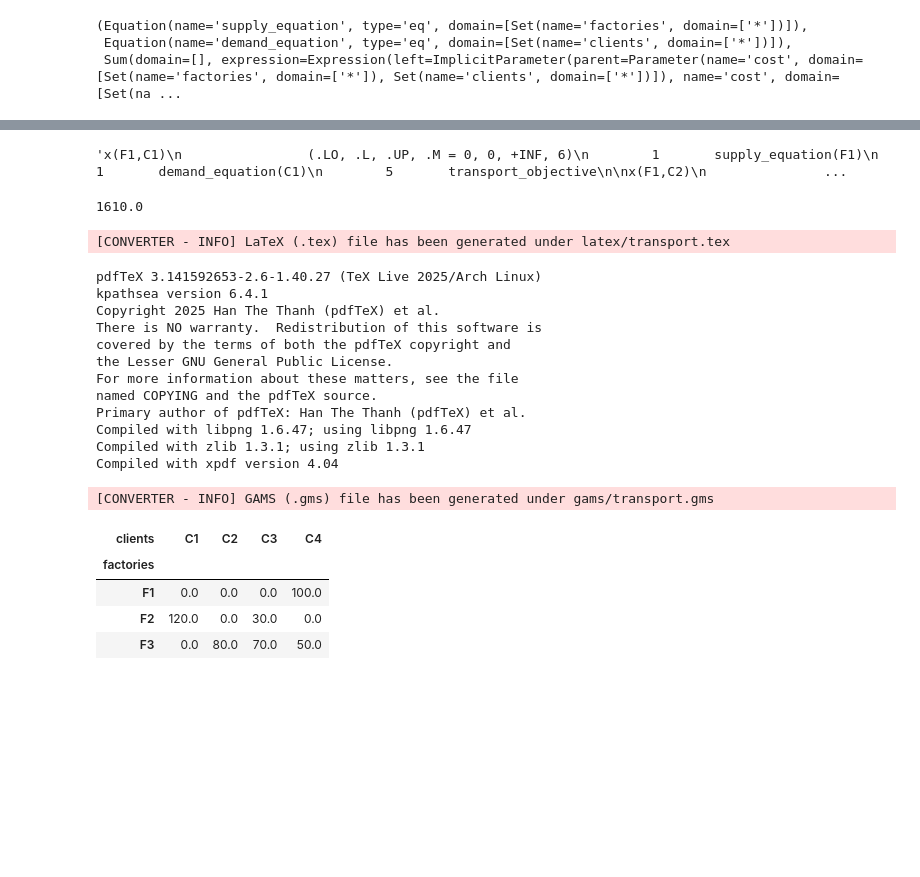
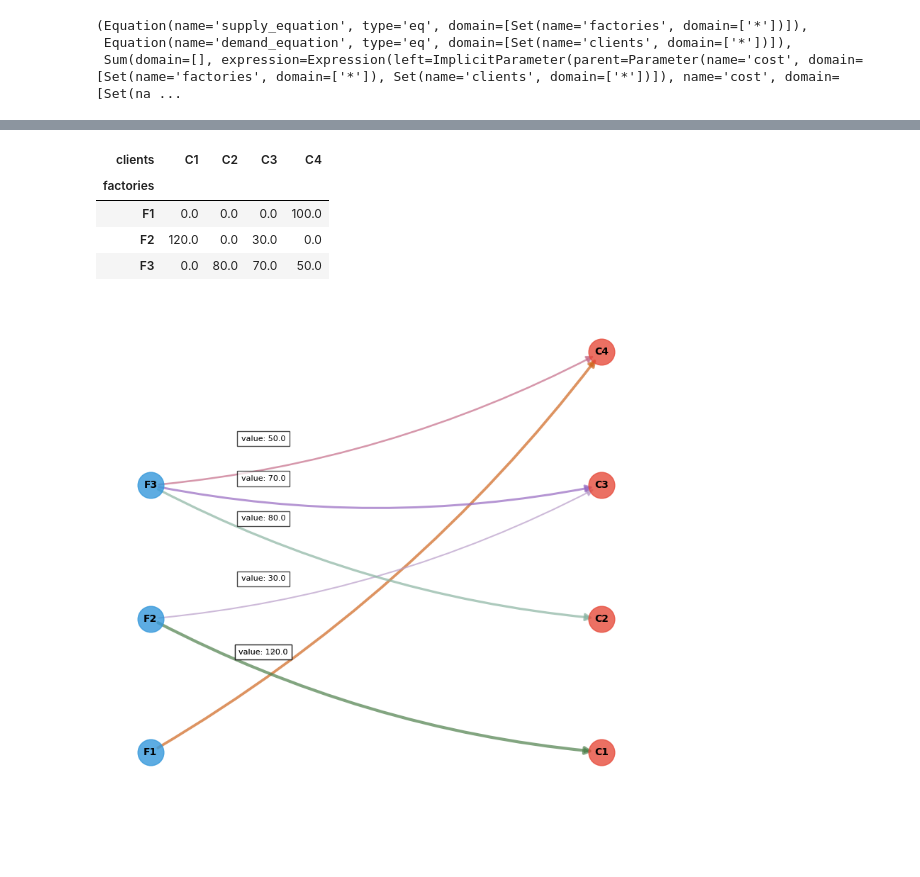
Before and after one commit to MauroGonzalez51/gamspy, a Jupyter notebook: transport__balanced.ipynb, the cells around one changed output, grey strips where cells are left out. Cells and saved outputs as stored; diff of their text form; code cells hidden in the pictures; blank space fills up the shorter version.

Commit message:
feat: adding a function to visualize the graphs

```diff
--- a/transport__balanced.ipynb
+++ b/transport__balanced.ipynb
@@ -99,31 +97,3 @@ transport.getEquationListing()
-# %%
-transport.getVariableListing()
-# %% [output]
-'x(F1,C1)\n                (.LO, .L, .UP, .M = 0, 0, +INF, 6)\n        1       supply_equation(F1)\n        1       demand_equation(C1)\n        5       transport_objective\n\nx(F1,C2)\n               ...
-# %%
-transport.objective_value
-# %% [output]
-1610.0
-# %%
-transport.toLatex(path='latex', generate_pdf=True)
-# %% [output]
-[CONVERTER - INFO] LaTeX (.tex) file has been generated under latex/transport.tex
-pdfTeX 3.141592653-2.6-1.40.27 (TeX Live 2025/Arch Linux)
-kpathsea version 6.4.1
-Copyright 2025 Han The Thanh (pdfTeX) et al.
-There is NO warranty.  Redistribution of this software is
-covered by the terms of both the pdfTeX copyright and
-the Lesser GNU General Public License.
-For more information about these matters, see the file
-named COPYING and the pdfTeX source.
-Primary author of pdfTeX: Han The Thanh (pdfTeX) et al.
-Compiled with libpng 1.6.47; using libpng 1.6.47
-Compiled with zlib 1.3.1; using zlib 1.3.1
-Compiled with xpdf version 4.04
-# %%
-transport.toGams(path='gams')
-# %% [output]
-[CONVERTER - INFO] GAMS (.gms) file has been generated under gams/transport.gms
 # %%
 x.records.pivot(index='factories', columns='clients', values='level')
 # %% [output]
@@ -132,3 +102,8 @@ x.records.pivot(index='factories', columns='clients', values='level')
 | F1 | 0.0 | 0.0 | 0.0 | 100.0 |
 | F2 | 120.0 | 0.0 | 30.0 | 0.0 |
 | F3 | 0.0 | 80.0 | 70.0 | 50.0 |
+# %%
+fig, ax = visualize(data=x.records, index='factories', columns='clients', values='level', figsize=(8, 8))
+plt.show()
+# %% [output]
+[figure, added]
```
Also changed, not shown: parts of 3 cells of this notebook, 10 other files.
